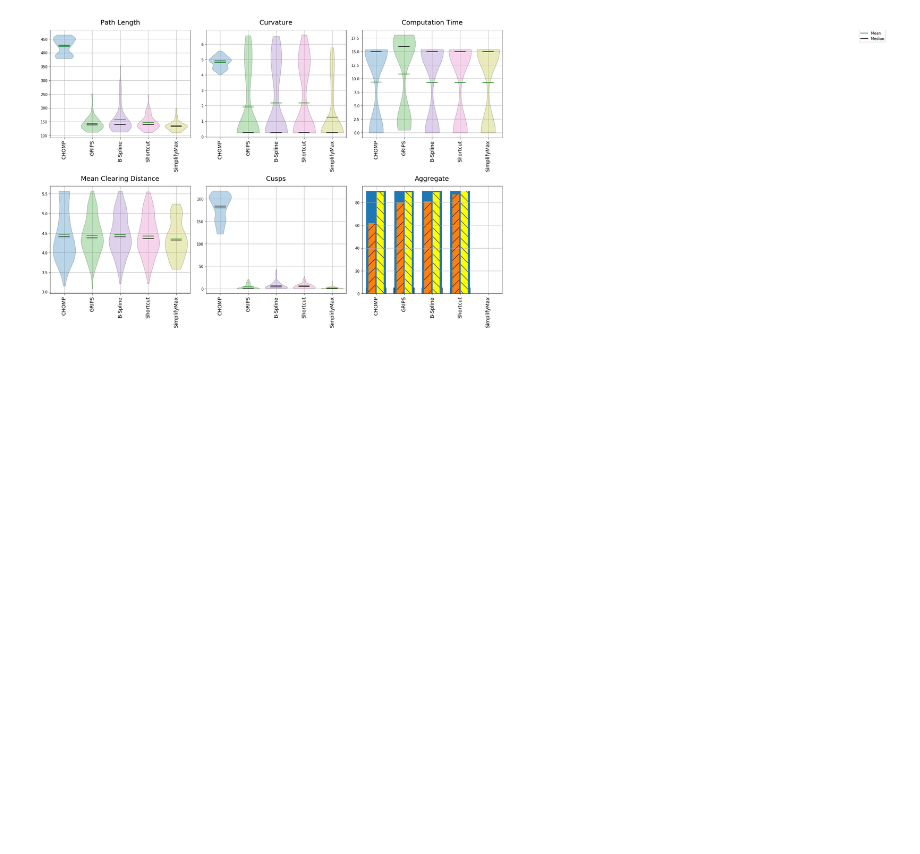
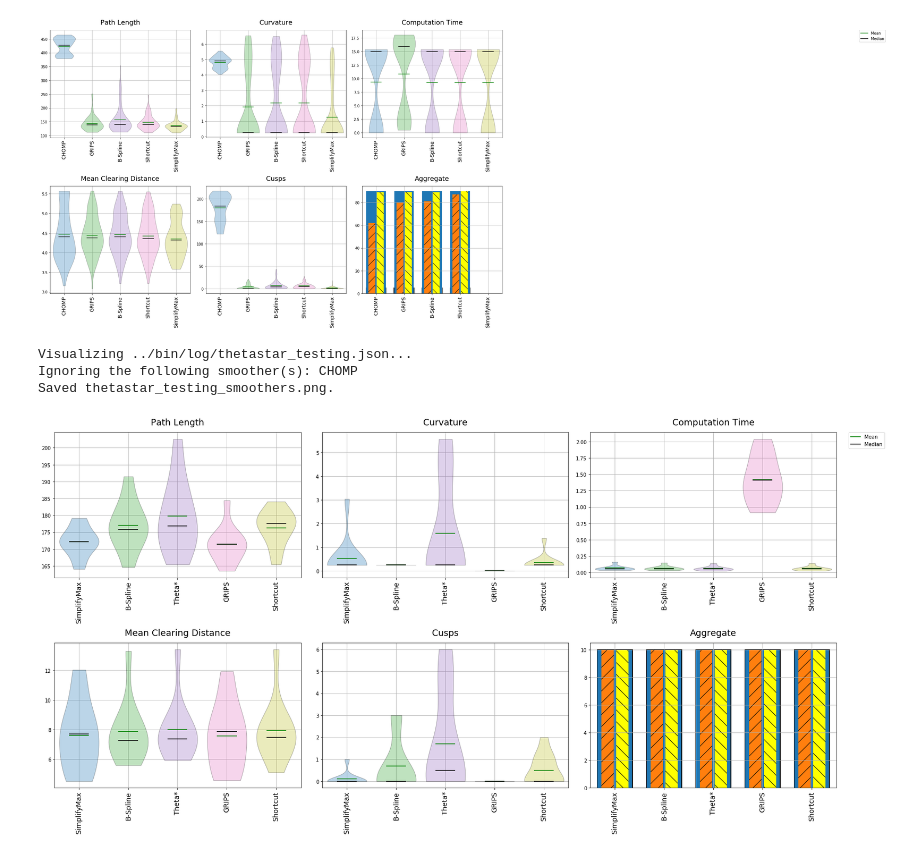
Before and after one commit to robot-motion/bench-mr, a Jupyter notebook: plotting/Smoothing.ipynb, the cells around one changed output. Saved outputs shown, nothing was run; the diff lists cells and outputs as text; code cells hidden in the pictures; blank space fills up the shorter version.

```diff
--- a/plotting/Smoothing.ipynb
+++ b/plotting/Smoothing.ipynb
@@ -78,3 +75,18 @@ Visualizing ../results/smoothers.json...
 Ignoring the following smoother(s): CHOMP
 Saved stats_smoothers.png.
 [figure]
+# %%
+plot_smoother_stats('../bin/log/thetastar_testing.json',
+                    combine_views=True,
+                    plot_violins=True,
+#                     fig_width=15,
+                    max_plots_per_line=3,
+                    separate_planners=True,
+                    ignore_smoothers='chomp',
+                    save_file='thetastar_testing_smoothers.png'
+                   )
+# %% [output]
+Visualizing ../bin/log/thetastar_testing.json...
+Ignoring the following smoother(s): CHOMP
+Saved thetastar_testing_smoothers.png.
+[figure, added]
```
Also changed, not shown: parts of 1 cell of this notebook, 15 other files.
